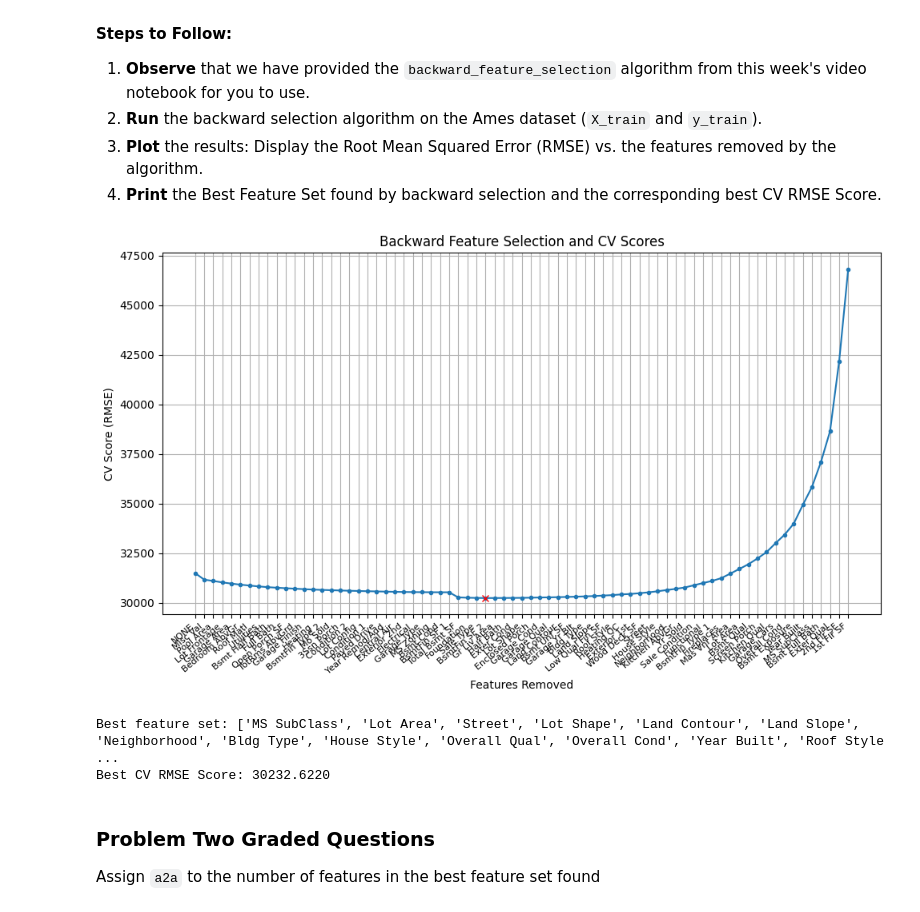
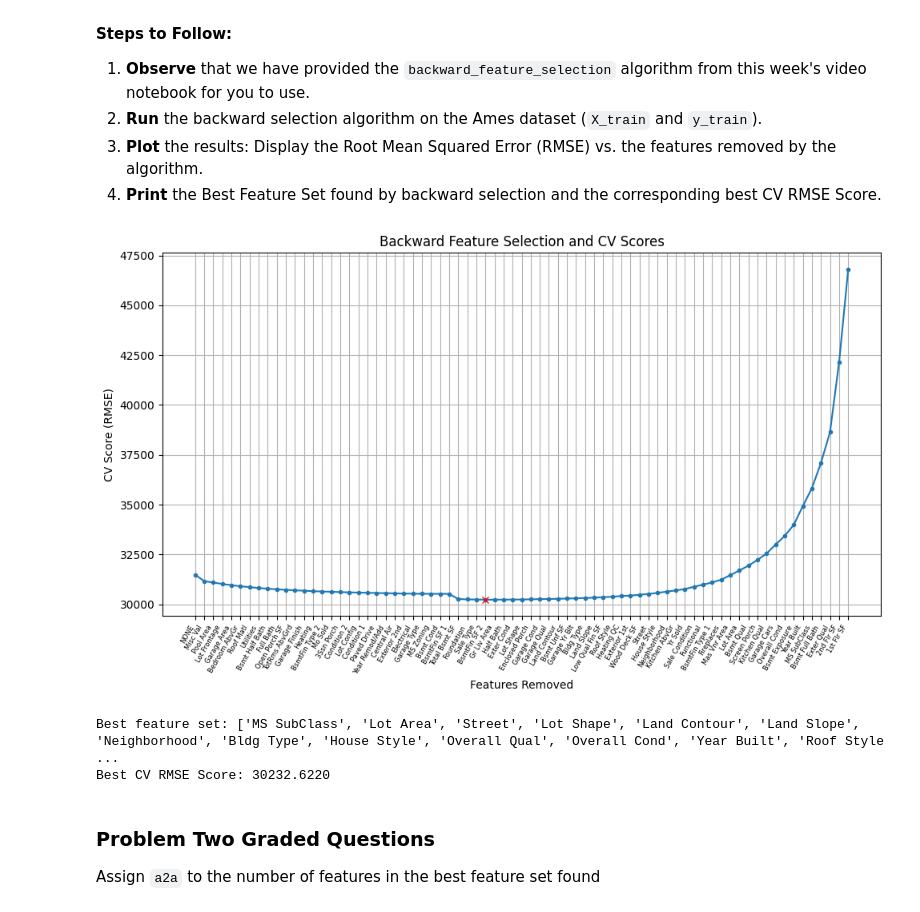
Before and after one commit to ckbaker78/Module-3-Assignments, a Jupyter notebook: Homework_05.ipynb, the cells around one changed output. Cells and saved outputs as stored; diff of their text form; code cells hidden in the pictures.

```diff
--- a/Homework_05.ipynb
+++ b/Homework_05.ipynb
@@ -386,33 +386,33 @@ def backward_feature_selection(X, y, model,
 # %%
 # Your code here:  Run Backward Feature Selection, plot the results, and print out the Best Feature Set and the Best CV RMSE Score found.
 
 
 model = LinearRegression()
 
 selected_features_backward, best_scores_backward, best_backward_features, best_backward_score = (
     backward_feature_selection(X_train, y_train, model, verbose=False)
 )
 
 plt.figure(figsize=(10, 6))
 plt.title('Backward Feature Selection and CV Scores')
 rmse_scores_backward = np.sqrt(best_scores_backward)
 best_backward_rmse = np.sqrt(best_backward_score)
 plt.plot(range(1, len(rmse_scores_backward) + 1), rmse_scores_backward, marker='.')
 index = np.argmin(rmse_scores_backward)
 plt.plot([index + 1], [rmse_scores_backward[index]], marker='x', color='red')
-plt.xticks(range(1, len(selected_features_backward) + 1), selected_features_backward, rotation=40, ha='right', fontsize=8)
+plt.xticks(range(1, len(selected_features_backward) + 1), selected_features_backward, rotation=60, ha='right', fontsize=6)
 plt.xlabel('Features Removed')
 plt.ylabel('CV Score (RMSE)')
 plt.grid()
 plt.tight_layout()
 plt.show()
 
 # Print minimum cv score
 
 print("Best feature set:", best_backward_features)
 print(f"Best CV RMSE Score: {best_backward_rmse:.4f}")
 # %% [output]
-[figure, old version]
+[figure, new version]
 Best feature set: ['MS SubClass', 'Lot Area', 'Street', 'Lot Shape', 'Land Contour', 'Land Slope', 'Neighborhood', 'Bldg Type', 'House Style', 'Overall Qual', 'Overall Cond', 'Year Built', 'Roof Style ...
 Best CV RMSE Score: 30232.6220
 # %% [markdown]
```
Also changed, not shown: parts of 2 cells of this notebook, 1 other file.
